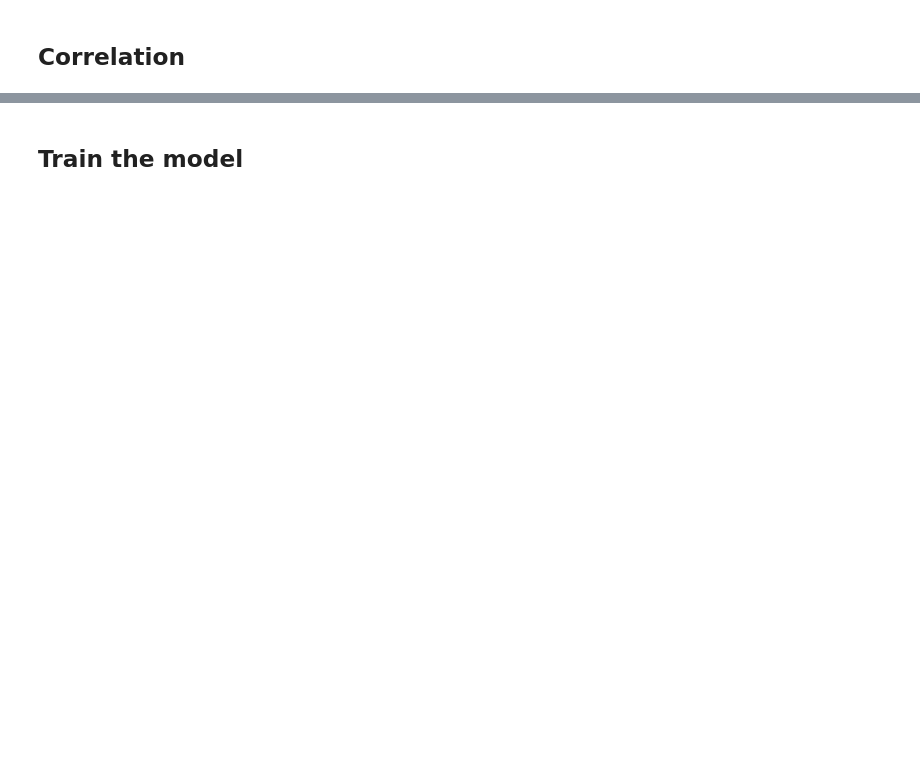
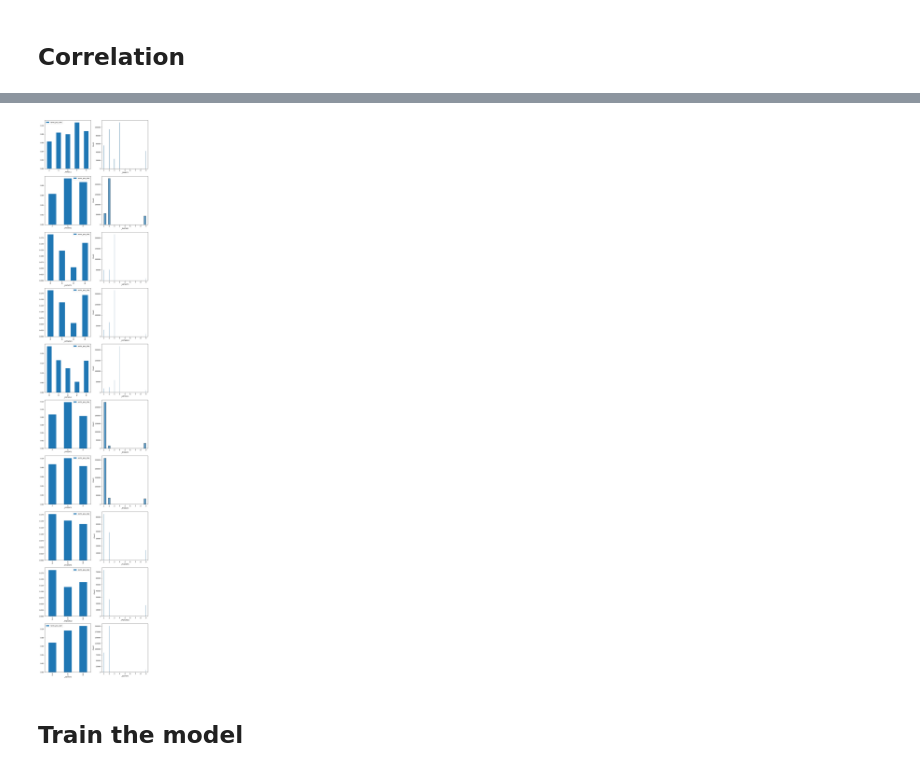
Before and after one commit to MaximeScope/ml_project1, a Jupyter notebook: scrap.ipynb, the cells around one changed output, grey strips where cells are left out. Saved outputs shown, nothing was run; the diff lists cells and outputs as text; code cells hidden in the pictures; blank space fills up the shorter version.

Commit message:
plot_feature

```diff
--- a/scrap.ipynb
+++ b/scrap.ipynb
@@ -7,7 +7,5 @@ import seaborn as sns
 # %%
 df = pd.read_csv('data/x_train.csv')
 df2 = pd.read_csv('data/y_train.csv')
-x_train = df.copy()
-y_train = df2.copy()
-
-filter1 = pd.read_json('filter.json')
+x_train = df.iloc[:, -10:].copy()
+y_train = df2.iloc[:, -10:].copy()
@@ -19,2 +12,11 @@ x_train_f1.head()
 # %% [markdown]
 ## Correlation
+# %%
+feature = '_PAREC1'
+tx = x_train.copy()
+y = y_train.copy()
+df = pd.concat([tx[feature], y], axis=1)
+df2 = df[df['_MICHD'] == 1].groupby([feature]).count().reset_index()
+df3 = df.groupby([feature]).count().reset_index()
+#df2['ratio'] = df2['_MICHD'] / df3['_MICHD']
+df
@@ -21,3 +37,17 @@ x_train_f1.head()
+# %%
+def plot_feature(tx, y):
+    num_features = len(tx.columns)
+    fig, axes = plt.subplots(num_features, 2, figsize=(10, 5*num_features), tight_layout=True)
+    for i, feature in enumerate(tx.columns):
+        df = pd.concat([tx[feature], y], axis=1)
+        df2 = df[df['_MICHD'] == 1].groupby([feature]).count().reset_index()
+        df3 = df.groupby([feature]).count().reset_index()
+        df2['norm_pos_rate'] = df2['_MICHD'] / df3['_MICHD']
+        df2.plot(kind='bar', x=feature, y='norm_pos_rate', ax=axes[i][0])
+        sns.histplot(tx[feature], ax=axes[i][1])
+plot_feature(x_train, y_train)
+# %% [output]
+[figure, added]
 # %%
 fig = plt.figure(figsize=(10, 10))
 sns.heatmap(x_train_f1.corr(), fmt='.2f')
```
Also changed, not shown: parts of 2 cells of this notebook, 2 other files.
